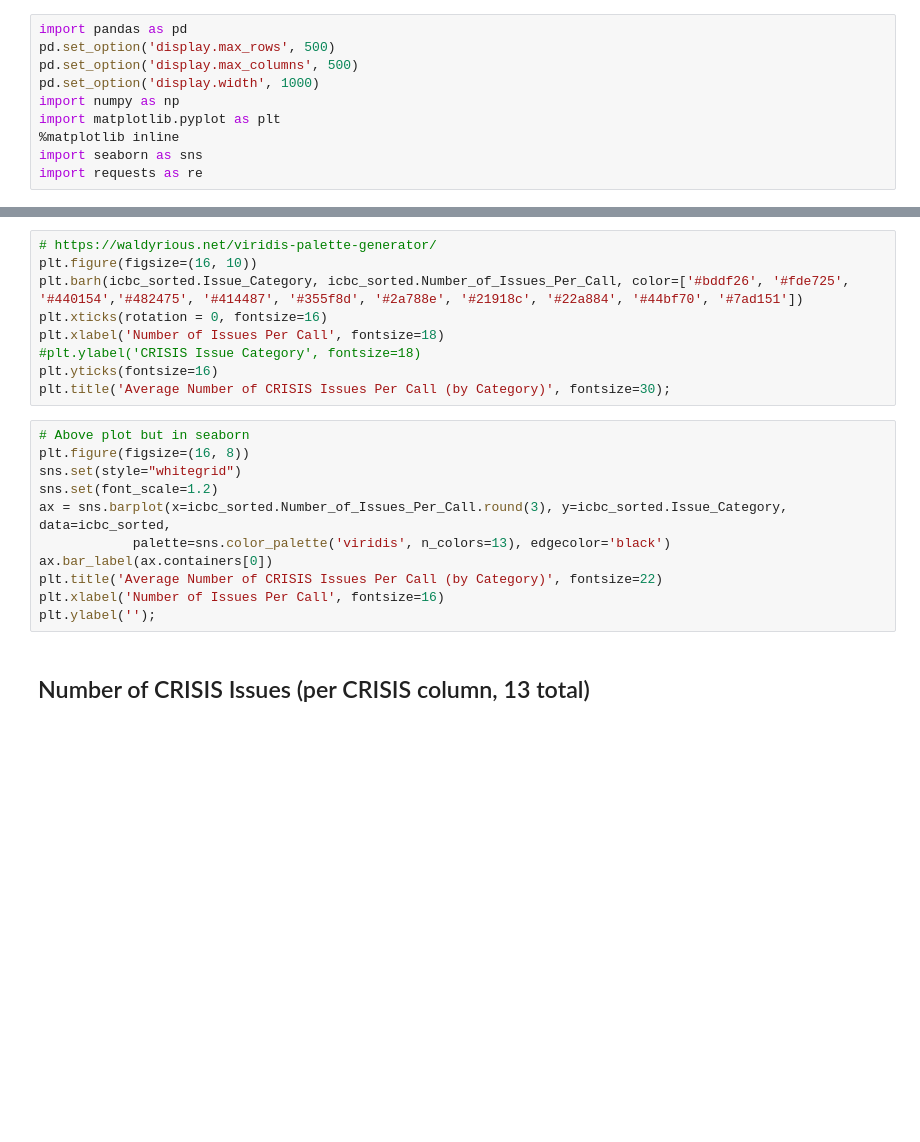
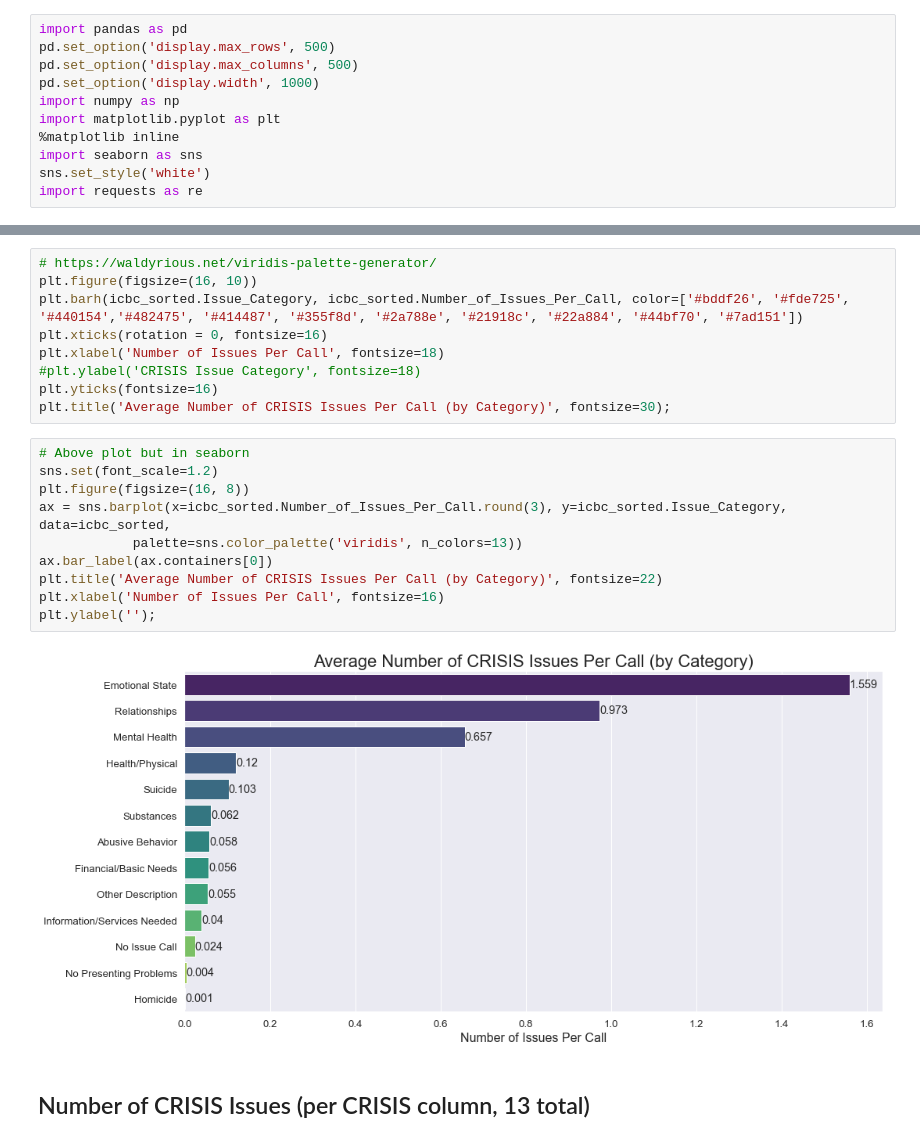
Before and after one commit to NSS-Data-Analytics-Cohort-6/fcs-crisis-data-campers, a Jupyter notebook: notebooks/FCS_project_datacampers.ipynb, the cells around one changed output, grey strips where cells are left out. Cells and saved outputs as stored; diff of their text form; blank space fills up the shorter version.

Commit message:
Plots finalized until PM team says otherwise

```diff
--- a/notebooks/FCS_project_datacampers.ipynb
+++ b/notebooks/FCS_project_datacampers.ipynb
@@ -16,6 +16,7 @@ import numpy as np
 import matplotlib.pyplot as plt
 %matplotlib inline
 import seaborn as sns
+sns.set_style('white')
 import requests as re
 # %%
 df1 = pd.read_excel('../data/NSSCrisisv_1.xlsx') # 2020-2021
@@ -355,15 +356,16 @@ plt.yticks(fontsize=16)
 plt.title('Average Number of CRISIS Issues Per Call (by Category)', fontsize=30);
 # %%
 # Above plot but in seaborn
+sns.set(font_scale=1.2)
 plt.figure(figsize=(16, 8))
-sns.set(style="whitegrid")
-sns.set(font_scale=1.2)
 ax = sns.barplot(x=icbc_sorted.Number_of_Issues_Per_Call.round(3), y=icbc_sorted.Issue_Category, data=icbc_sorted,
-            palette=sns.color_palette('viridis', n_colors=13), edgecolor='black')
+            palette=sns.color_palette('viridis', n_colors=13))
 ax.bar_label(ax.containers[0])
 plt.title('Average Number of CRISIS Issues Per Call (by Category)', fontsize=22)
 plt.xlabel('Number of Issues Per Call', fontsize=16)
 plt.ylabel('');
+# %% [output]
+[figure, added]
 # %% [markdown]
 ## Number of CRISIS Issues (per CRISIS column, 13 total)
 # %%
```
Also changed, not shown: parts of 10 cells of this notebook.
